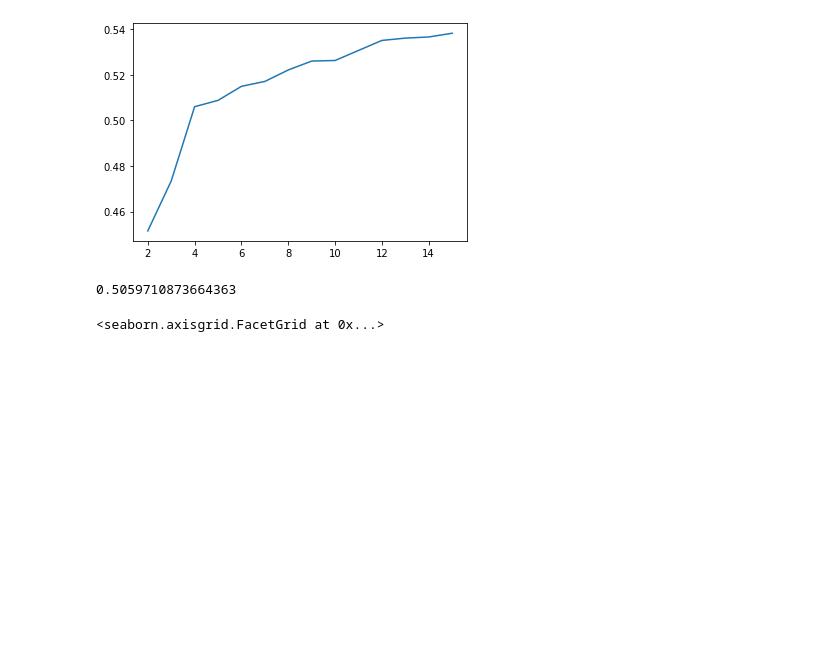
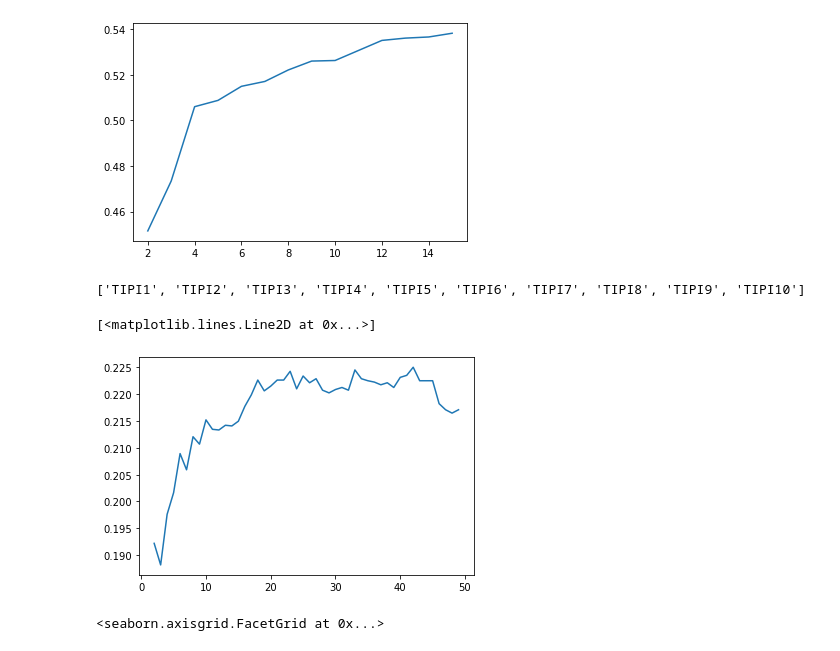
Before and after one commit to youssef02/ML-and-PR-, a Jupyter notebook: Code.ipynb, the cells around one changed output. Saved outputs shown, nothing was run; the diff lists cells and outputs as text; code cells hidden in the pictures; blank space fills up the shorter version.

```diff
--- a/Code.ipynb
+++ b/Code.ipynb
@@ -171,16 +169,31 @@ plt.show()
 [<matplotlib.lines.Line2D at 0x...>]
 [figure]
 # %%
-#implement knn
-from sklearn.neighbors import KNeighborsClassifier
+#implement random forest on df_QA
+column_TIPI = []
+for i in df.columns:
+    if i.startswith('TIPI'):
+        column_TIPI.append(i)
+print(column_TIPI)
+df_TIPI = df[column_TIPI]
+#select colomns that start with TIPI
+from sklearn.ensemble import RandomForestClassifier
 from sklearn.metrics import accuracy_score
+#train test split
+X_train, X_test, y_train, y_test = train_test_split(df_TIPI.iloc[:,:-1], df_TIPI.iloc[:,-1], test_size=0.2, random_state=0)
 
-knn = KNeighborsClassifier(n_neighbors=4)
-knn.fit(X_train, y_train)
-y_pred = knn.predict(X_test)
-print(accuracy_score(y_test, y_pred))
+acclist_QA = []
+for i in range(2,50):
+    rf = RandomForestClassifier(n_estimators=i, random_state=0)
+    rf.fit(X_train, y_train)
+    y_pred = rf.predict(X_test)
+    acclist_QA.append(accuracy_score(y_test, y_pred))
+#plotting the accuracy
+plt.plot(range(2,50), acclist_QA)
 # %% [output]
-0.5059710873664363
+['TIPI1', 'TIPI2', 'TIPI3', 'TIPI4', 'TIPI5', 'TIPI6', 'TIPI7', 'TIPI8', 'TIPI9', 'TIPI10']
+[<matplotlib.lines.Line2D at 0x...>]
+[figure, added]
 # %%
 #plot age vs. Q1A
 import seaborn as sns
```
Also changed, not shown: parts of 6 cells of this notebook.
